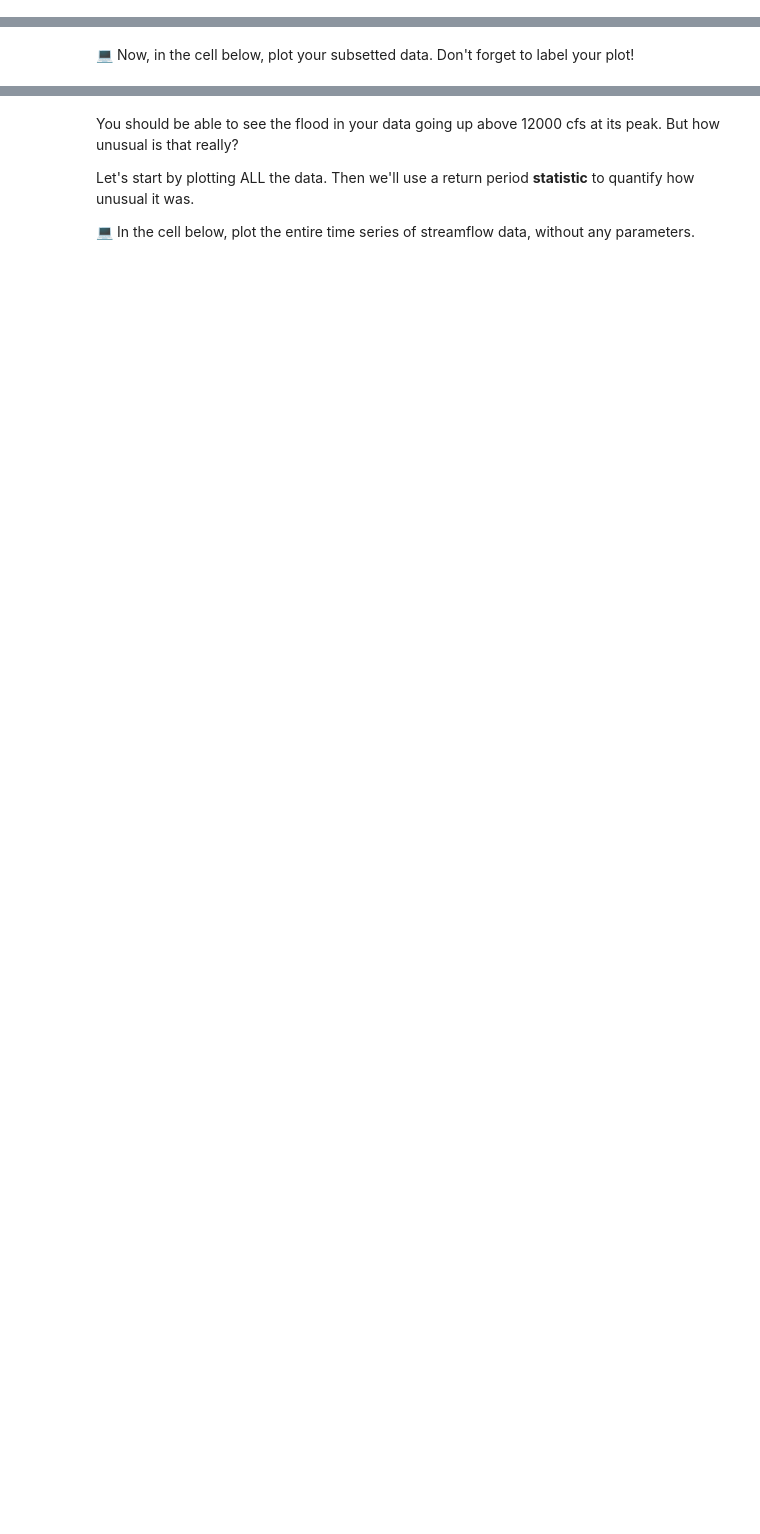
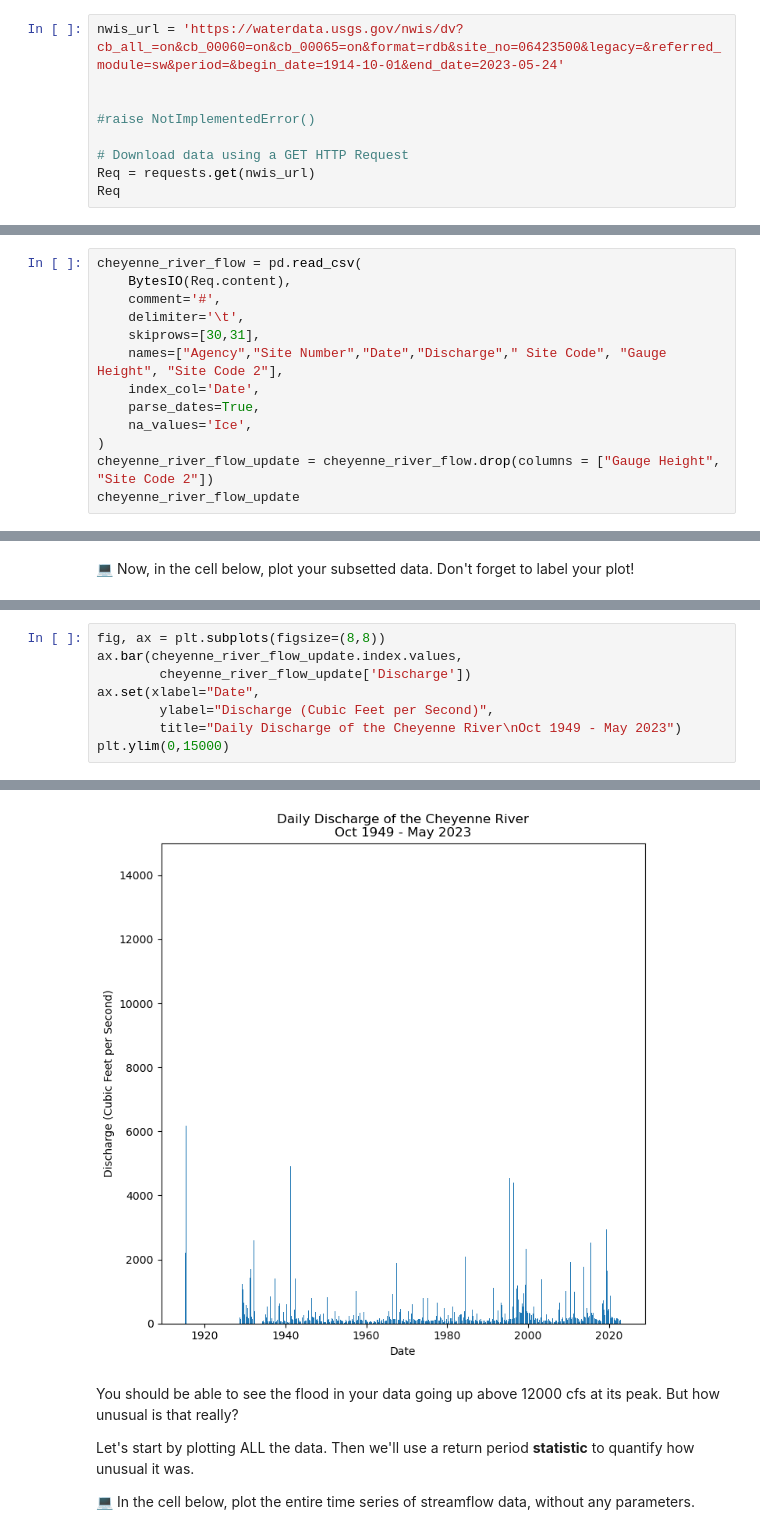
Before and after one commit to TrisDavis/time-series-data-TrisDavis, a Jupyter notebook: stars-02-time-series.ipynb, the cells around one changed output, grey strips where cells are left out. Drawn from its saved outputs; the diff is of its cells as text; blank space fills up the shorter version.

```diff
--- a/stars-02-time-series.ipynb
+++ b/stars-02-time-series.ipynb
@@ -208,0 +215,9 @@ requests.get(nwis_url)
+# %%
+nwis_url = 'https://waterdata.usgs.gov/nwis/dv?cb_all_=on&cb_00060=on&cb_00065=on&format=rdb&site_no=06423500&legacy=&referred_module=sw&period=&begin_date=1914-10-01&end_date=2023-05-24'
+
+
+#raise NotImplementedError()
+
+# Download data using a GET HTTP Request
+Req = requests.get(nwis_url)
+Req
@@ -329,0 +398,13 @@ raise NotImplementedError()
+# %%
+cheyenne_river_flow = pd.read_csv(
+    BytesIO(Req.content),
+    comment='#',
+    delimiter='\t',
+    skiprows=[30,31],
+    names=["Agency","Site Number","Date","Discharge"," Site Code", "Gauge Height", "Site Code 2"],
+    index_col='Date',
+    parse_dates=True,
+    na_values='Ice',
+)
+cheyenne_river_flow_update = cheyenne_river_flow.drop(columns = ["Gauge Height", "Site Code 2"])
+cheyenne_river_flow_update
@@ -422,0 +546,9 @@ raise NotImplementedError()
+# %%
+fig, ax = plt.subplots(figsize=(8,8))
+ax.bar(cheyenne_river_flow_update.index.values,
+        cheyenne_river_flow_update['Discharge'])
+ax.set(xlabel="Date",
+        ylabel="Discharge (Cubic Feet per Second)",
+        title="Daily Discharge of the Cheyenne River\nOct 1949 - May 2023")
+plt.ylim(0,15000)
+# %% [output]
@@ -423,3 +556,4 @@ raise NotImplementedError()
+[figure, added]
 # %% [markdown]
 You should be able to see the flood in your data going up above 12000 cfs at its peak. But how unusual is that really?
 
```
Also changed, not shown: parts of 30 cells of this notebook.
